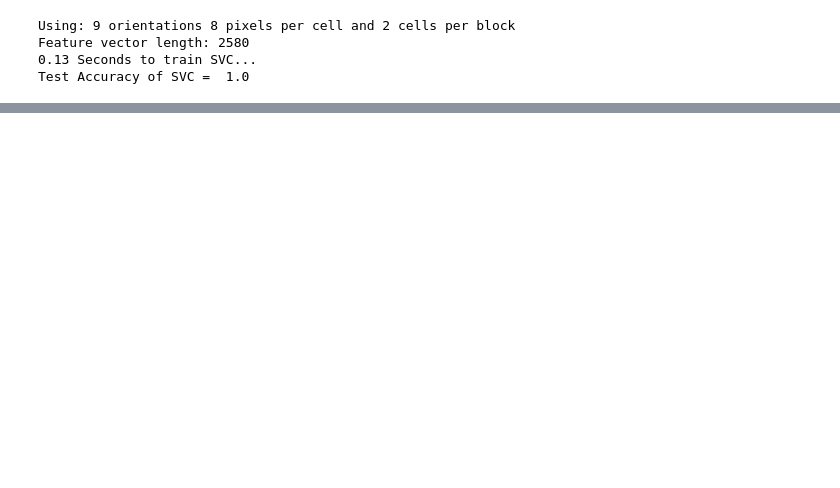
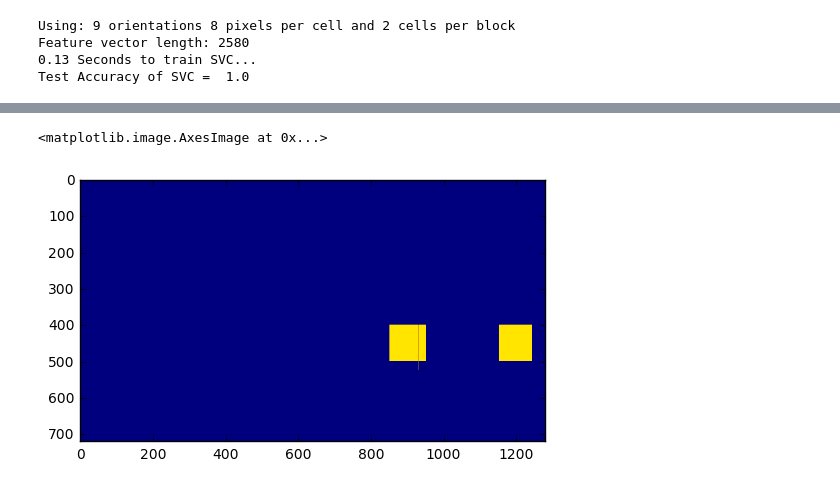
Before and after one commit to sirpsycho85/CarND-Vehicle-Detection, a Jupyter notebook: Scratch.ipynb, the cells around one changed output, grey strips where cells are left out. Saved outputs shown, nothing was run; the diff lists cells and outputs as text; code cells hidden in the pictures; blank space fills up the shorter version.

```diff
--- a/Scratch.ipynb
+++ b/Scratch.ipynb
@@ -404,0 +431,5 @@ plt.imshow(image)
+# %%
+plt.imshow(pipeline.heatmap)
+# %% [output]
+<matplotlib.image.AxesImage at 0x...>
+[figure, added]
```
Also changed, not shown: parts of 8 cells of this notebook, 2 other files.
